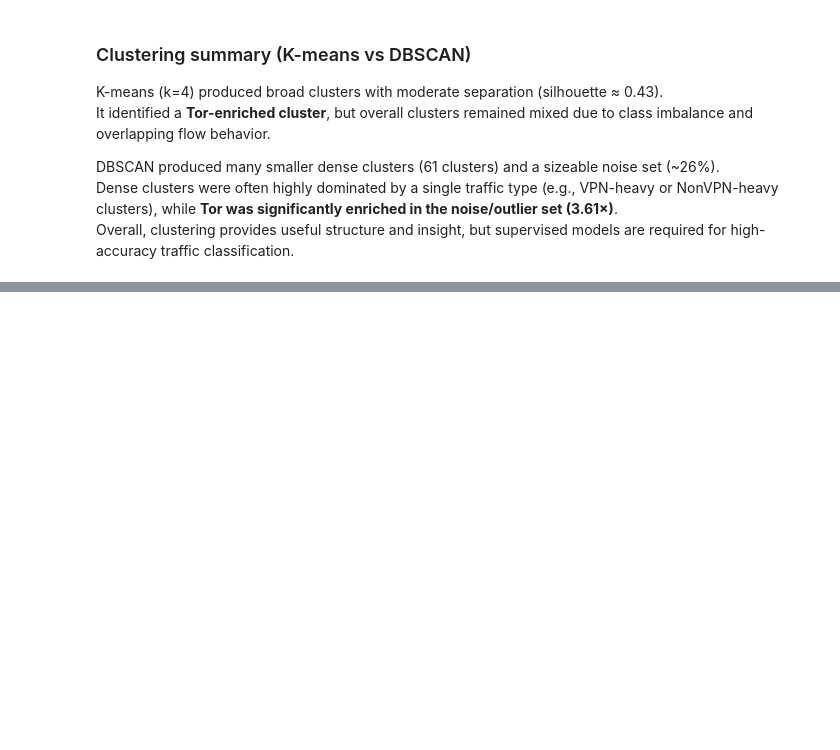
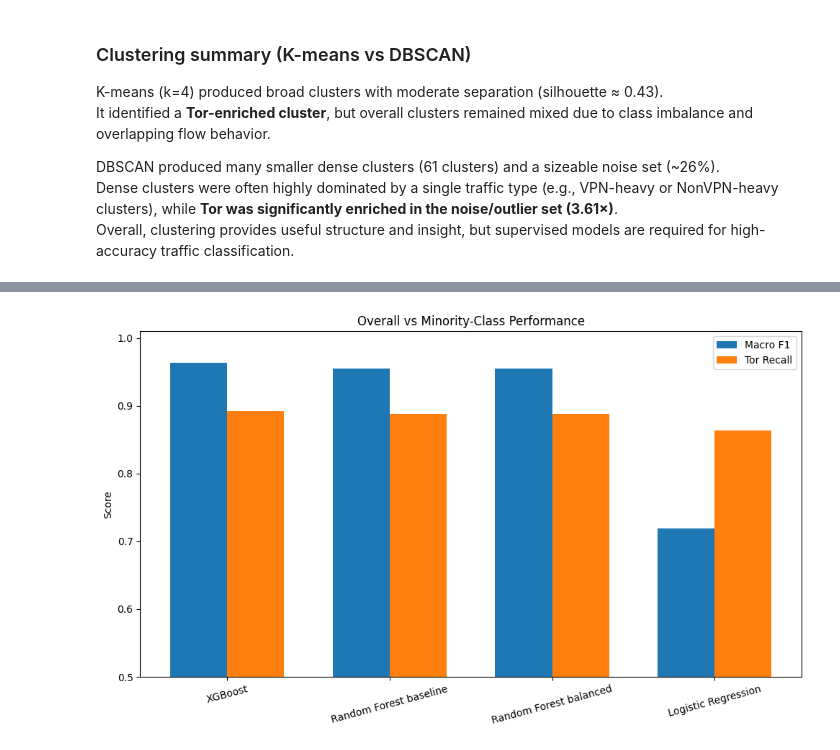
Before and after one commit to jaspindersingh919/CS4403-Project, a Jupyter notebook: Code/CS4403_Project_Notebook.ipynb, the cells around one changed output, grey strips where cells are left out. Cells and saved outputs as stored; diff of their text form; code cells hidden in the pictures; blank space fills up the shorter version.

```diff
--- a/Code/CS4403_Project_Notebook.ipynb
+++ b/Code/CS4403_Project_Notebook.ipynb
@@ -1070,0 +1330,19 @@ Overall, clustering provides useful structure and insight, but supervised models
+# %%
+simple_plot = final_compare[["Model", "Macro F1", "Tor Recall"]].copy()
+
+x = np.arange(len(simple_plot["Model"]))
+width = 0.35
+
+plt.figure(figsize=(10,6))
+plt.bar(x - width/2, simple_plot["Macro F1"], width=width, label="Macro F1")
+plt.bar(x + width/2, simple_plot["Tor Recall"], width=width, label="Tor Recall")
+
+plt.xticks(x, simple_plot["Model"], rotation=15)
+plt.ylim(0.5, 1.01)
+plt.ylabel("Score")
+plt.title("Overall vs Minority-Class Performance")
+plt.legend()
+plt.tight_layout()
+plt.show()
+# %% [output]
+[figure, added]
```
Also changed, not shown: parts of 14 cells of this notebook.
